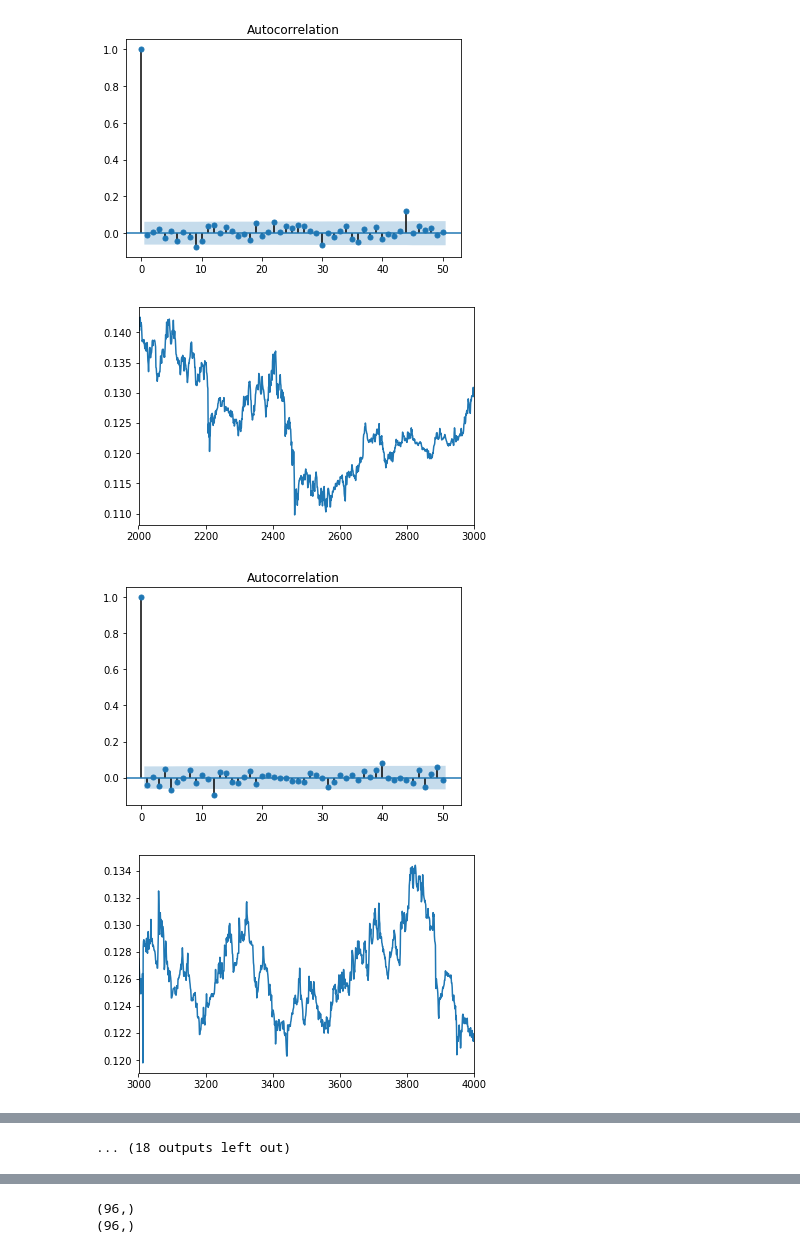
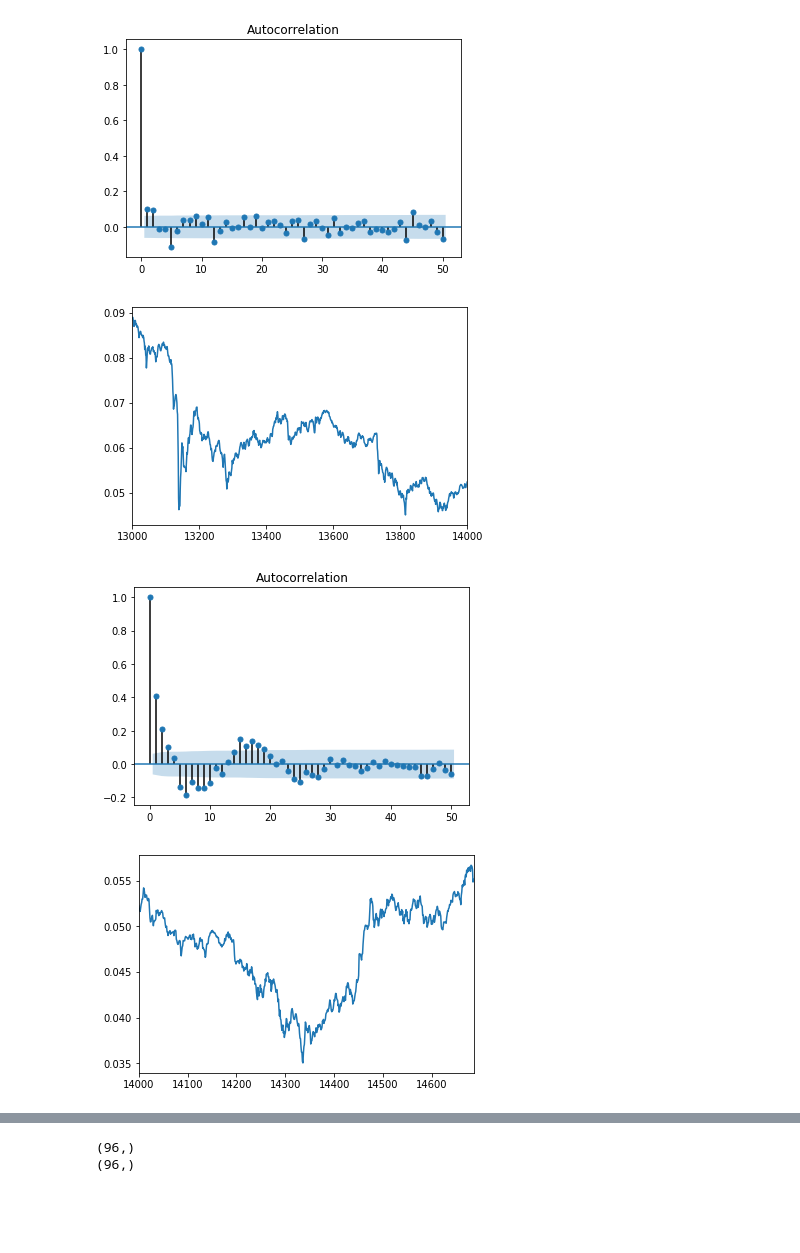
Before and after one commit to Sileadim/stonks, a Jupyter notebook: notebooks/Untitled.ipynb, the cells around one changed output, grey strips where cells are left out. Cells and saved outputs as stored; diff of their text form; code cells hidden in the pictures; blank space fills up the shorter version.

```diff
--- a/notebooks/Untitled.ipynb
+++ b/notebooks/Untitled.ipynb
@@ -30,7 +31,7 @@ pct_changes = df["<CLOSE>"].pct_change()
 
 step = 1000
 
-for i in range(1,len(df),step):
+for i in range(11000,len(df),step):
     df["<CLOSE>"].iloc[i:i+step].plot()
     plt.show()
 
@@ -44,4 +45,4 @@ for i in range(1,len(df),step):
-[figure, old version]
+[figure, new version]
-[figure, old version]
+[figure, new version]
-[figure, old version]
+[figure, new version]
-[figure, old version]
+[figure, new version]
@@ -53 +49,0 @@ for i in range(1,len(df),step):
-... (18 outputs left out)
```
Also changed, not shown: parts of 7 cells of this notebook, 1 other file.
